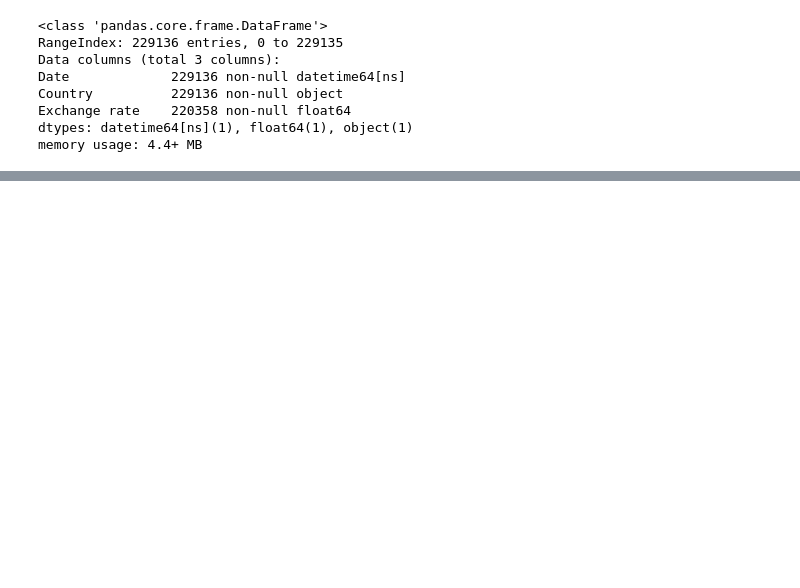
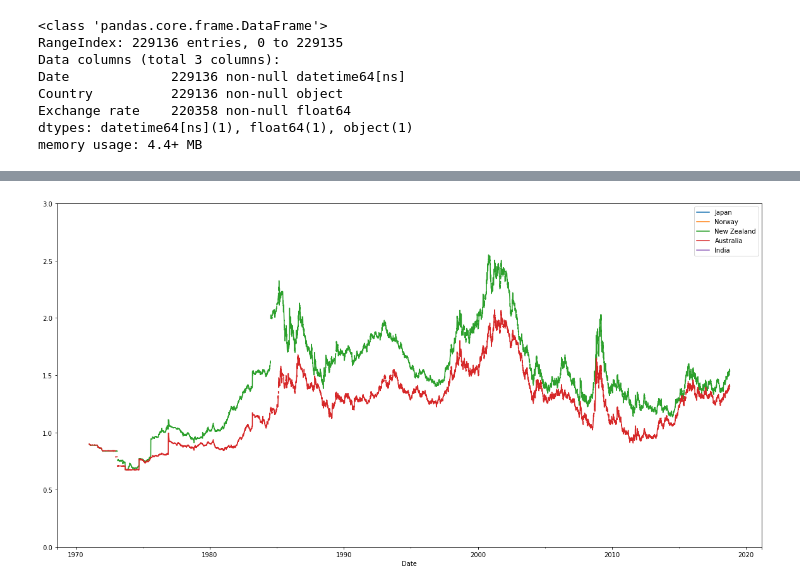
Before and after one commit to isabellefo/usdAnalysis, a Jupyter notebook: DataAnalysis.ipynb, the cells around one changed output, grey strips where cells are left out. Saved outputs shown, nothing was run; the diff lists cells and outputs as text; code cells hidden in the pictures; blank space fills up the shorter version.

```diff
--- a/DataAnalysis.ipynb
+++ b/DataAnalysis.ipynb
@@ -71,0 +90,9 @@ plt.show()
+# %%
+listP = ['Japan', 'Norway', 'New Zealand', 'Australia', 'India']
+for c in listP:
+    dfusd[dfusd['Country'] == c].plot(kind= 'line', x = 'Date', y= 'Exchange rate', label = c,
+                                      ax = plt.gca(), figsize = (20,10),
+                                      ylim = (0, 3))
+plt.show()
+# %% [output]
+[figure, added]
```
Also changed, not shown: parts of 16 cells of this notebook.
